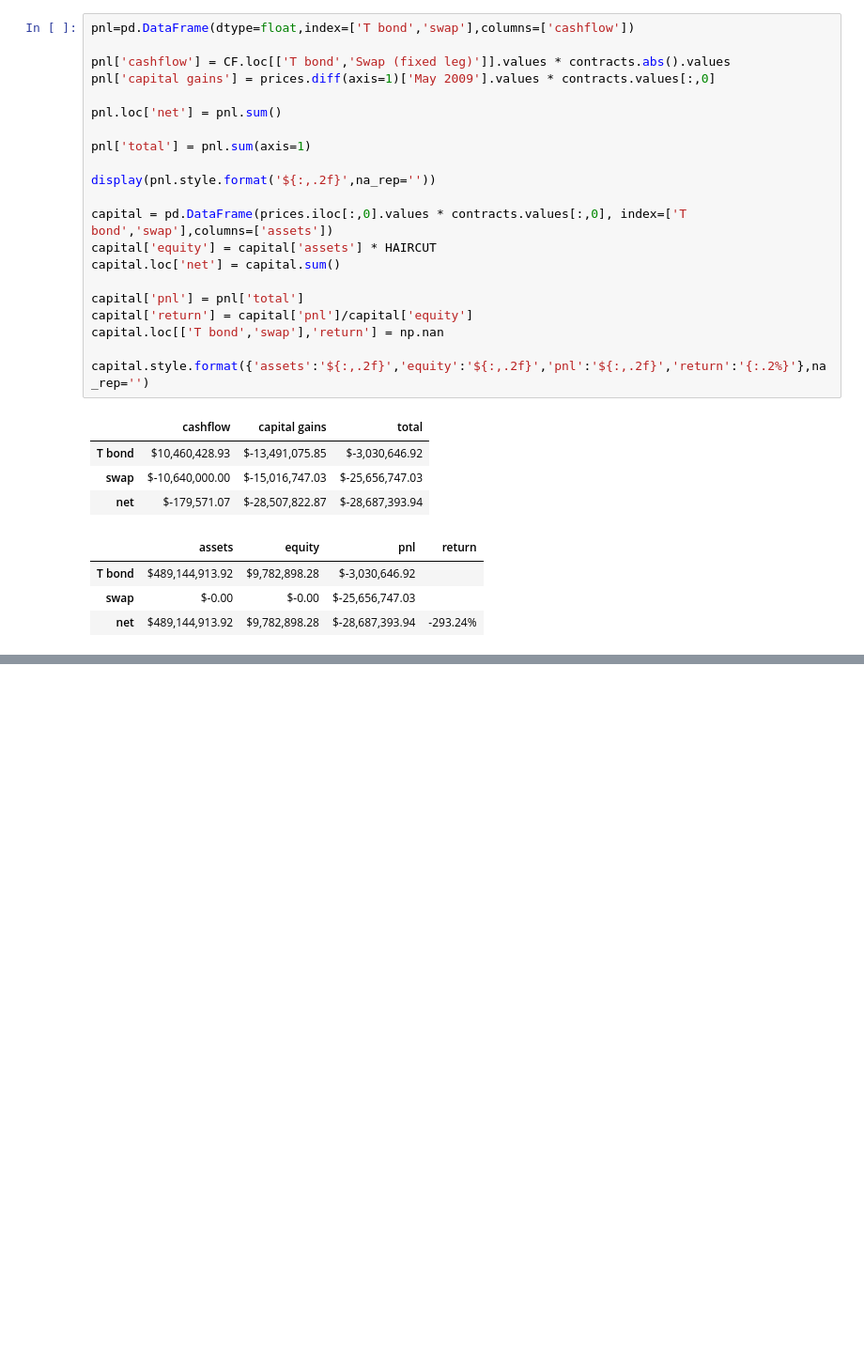
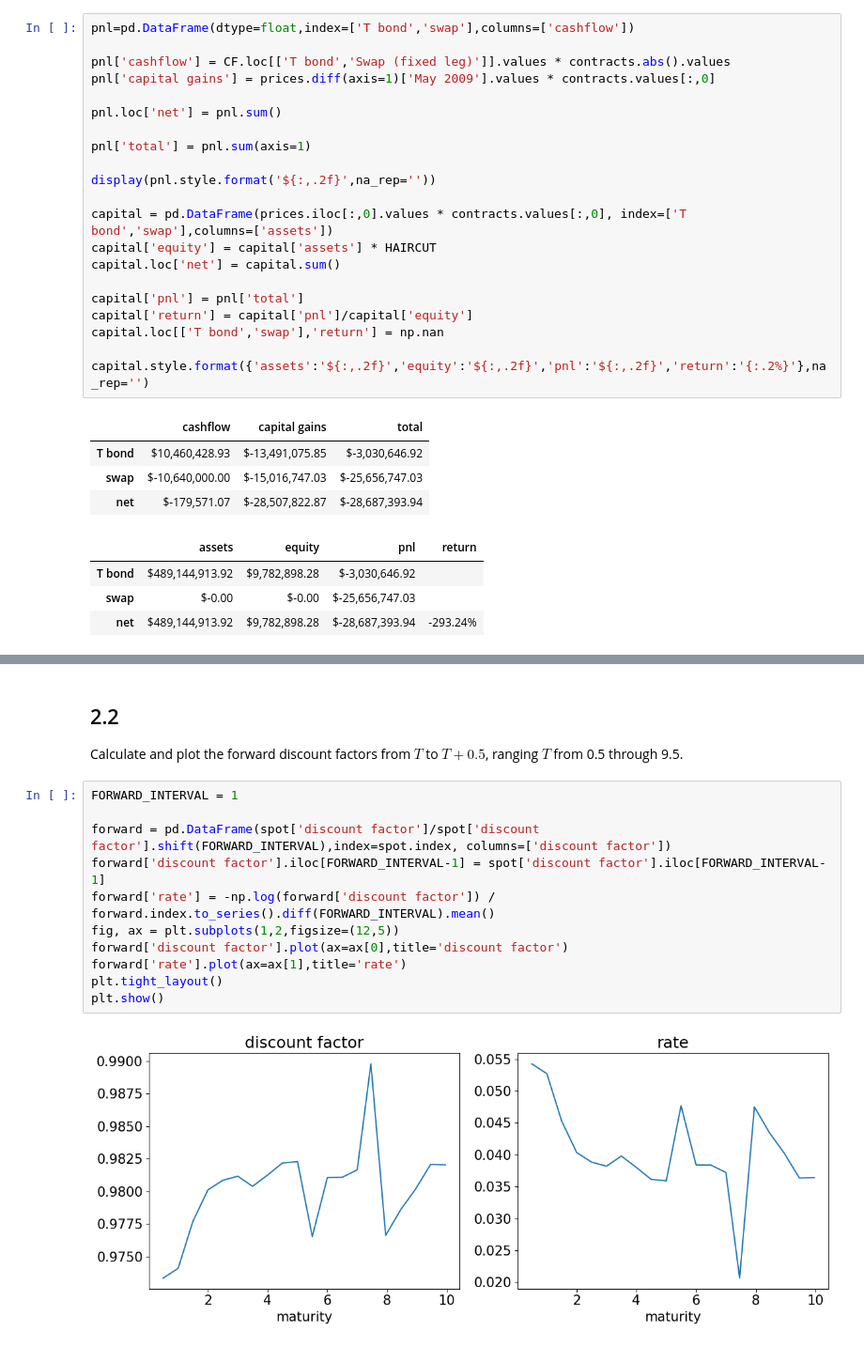
Before and after one commit to nicklewis-16/finm-fixedincome-2024, a Jupyter notebook: reviews/final-exam-hw-questiontypes.ipynb, the cells around one changed output, grey strips where cells are left out. Shown at 94% size. Cells and saved outputs as stored; diff of their text form; blank space fills up the shorter version.

```diff
--- a/reviews/final-exam-hw-questiontypes.ipynb
+++ b/reviews/final-exam-hw-questiontypes.ipynb
@@ -1906,0 +2028,17 @@ capital.style.format({'assets':'${:,.2f}','equity':'${:,.2f}','pnl':'${:,.2f}','
+# %% [markdown]
+
+## 2.2
+Calculate and plot the forward discount factors from $T$ to $T+0.5$, ranging $T$ from 0.5 through 9.5.
+# %%
+FORWARD_INTERVAL = 1
+
+forward = pd.DataFrame(spot['discount factor']/spot['discount factor'].shift(FORWARD_INTERVAL),index=spot.index, columns=['discount factor'])
+forward['discount factor'].iloc[FORWARD_INTERVAL-1] = spot['discount factor'].iloc[FORWARD_INTERVAL-1]
+forward['rate'] = -np.log(forward['discount factor']) / forward.index.to_series().diff(FORWARD_INTERVAL).mean()
+fig, ax = plt.subplots(1,2,figsize=(12,5))
+forward['discount factor'].plot(ax=ax[0],title='discount factor')
+forward['rate'].plot(ax=ax[1],title='rate')
+plt.tight_layout()
+plt.show()
+# %% [output]
+[figure, added]
```
Also changed, not shown: parts of 36 cells of this notebook, 1 other file.
